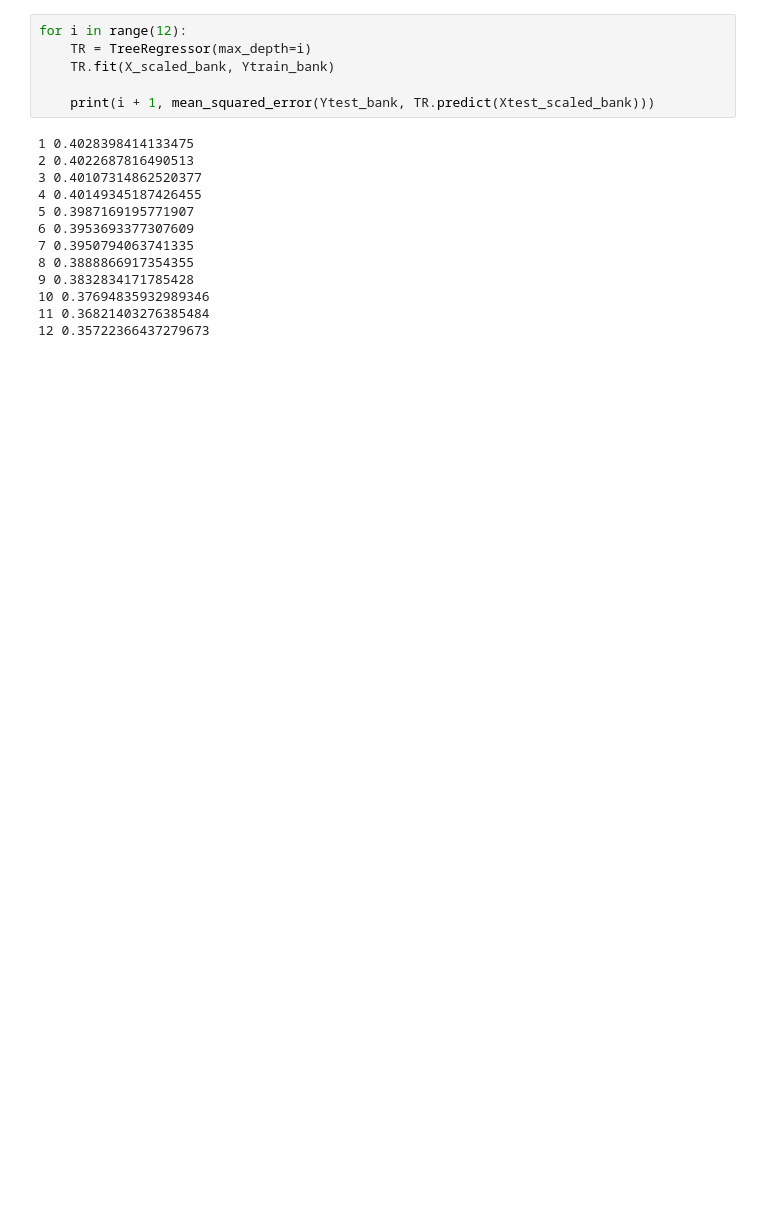
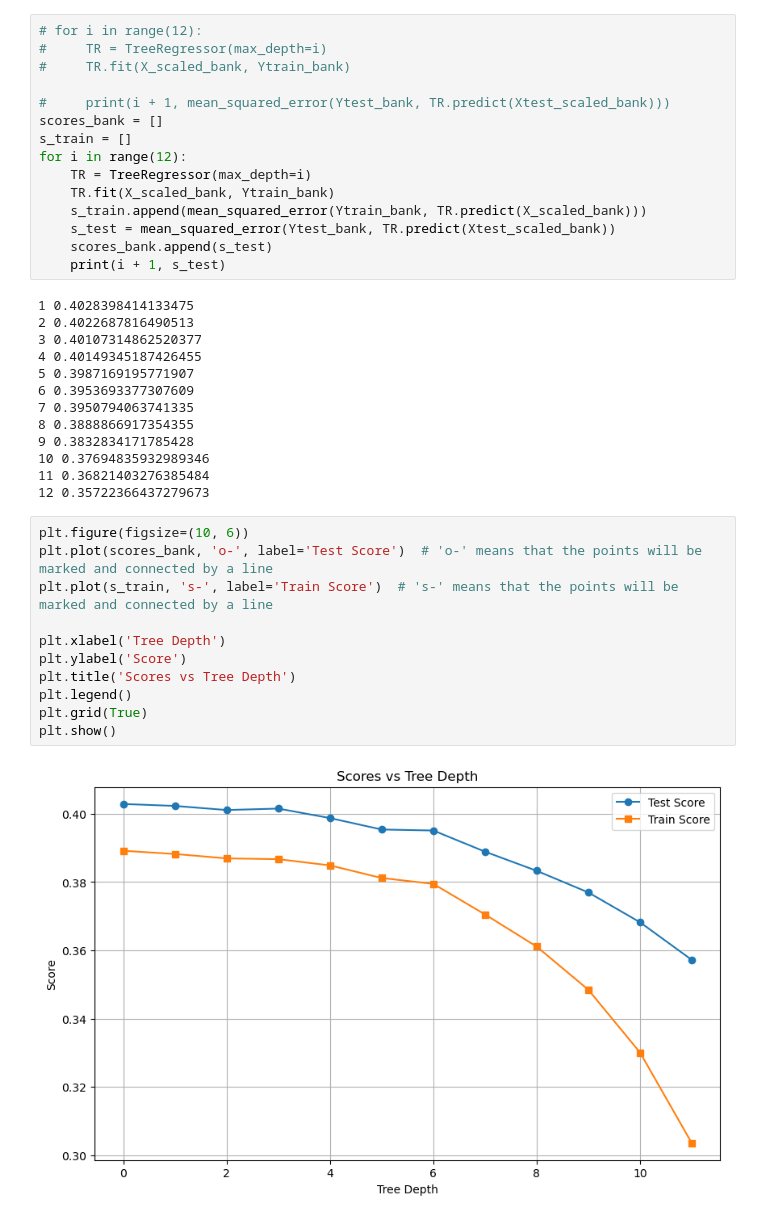
Before and after one commit to Zhiyuan-Holly-ZHANG/Applied-ML-2024, a Jupyter notebook: Assignment/A1.ipynb, the cells around one changed output. Cells and saved outputs as stored; diff of their text form; blank space fills up the shorter version.

```diff
--- a/Assignment/A1.ipynb
+++ b/Assignment/A1.ipynb
@@ -751,11 +751,20 @@ max_depth=12: 0.3578209538072266
 # %% [markdown]
 ## Step 4. Underfitting and overfitting
 # %%
+# for i in range(12):
+#     TR = TreeRegressor(max_depth=i)
+#     TR.fit(X_scaled_bank, Ytrain_bank)
+
+#     print(i + 1, mean_squared_error(Ytest_bank, TR.predict(Xtest_scaled_bank)))
+scores_bank = []
+s_train = []
 for i in range(12):
     TR = TreeRegressor(max_depth=i)
     TR.fit(X_scaled_bank, Ytrain_bank)
-
-    print(i + 1, mean_squared_error(Ytest_bank, TR.predict(Xtest_scaled_bank)))
+    s_train.append(mean_squared_error(Ytrain_bank, TR.predict(X_scaled_bank)))
+    s_test = mean_squared_error(Ytest_bank, TR.predict(Xtest_scaled_bank))
+    scores_bank.append(s_test)
+    print(i + 1, s_test)
 # %% [output]
 1 0.4028398414133475
 2 0.4022687816490513
@@ -769,6 +778,19 @@ for i in range(12):
 10 0.37694835932989346
 11 0.36821403276385484
 12 0.35722366437279673
+# %%
+plt.figure(figsize=(10, 6))
+plt.plot(scores_bank, 'o-', label='Test Score')  # 'o-' means that the points will be marked and connected by a line
+plt.plot(s_train, 's-', label='Train Score')  # 's-' means that the points will be marked and connected by a line
+
+plt.xlabel('Tree Depth')
+plt.ylabel('Score')
+plt.title('Scores vs Tree Depth')
+plt.legend()
+plt.grid(True)
+plt.show()
+# %% [output]
+[figure, added]
 # %%
 TR = TreeRegressor(max_depth=15)
 TR.fit(X_scaled_bank, Ytrain_bank)
```
Also changed, not shown: parts of 10 cells of this notebook.
